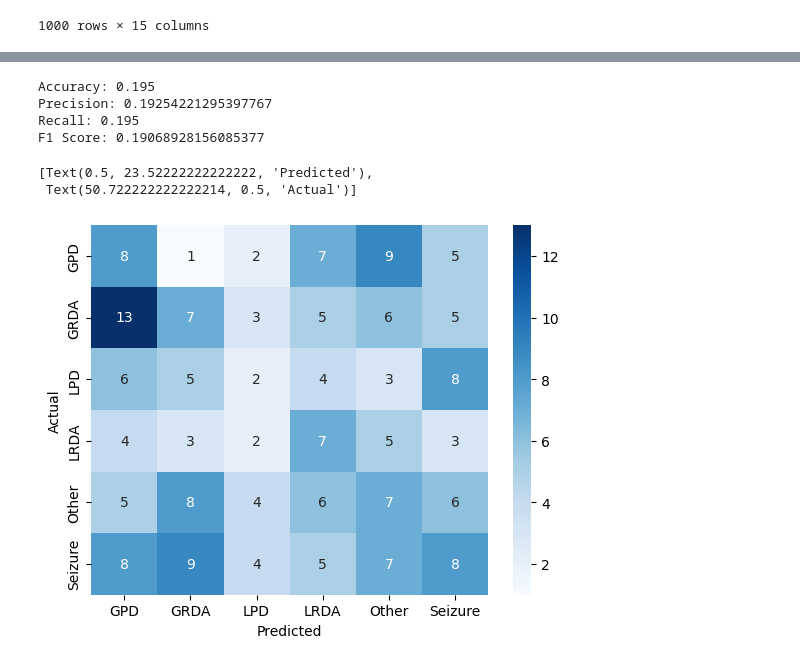
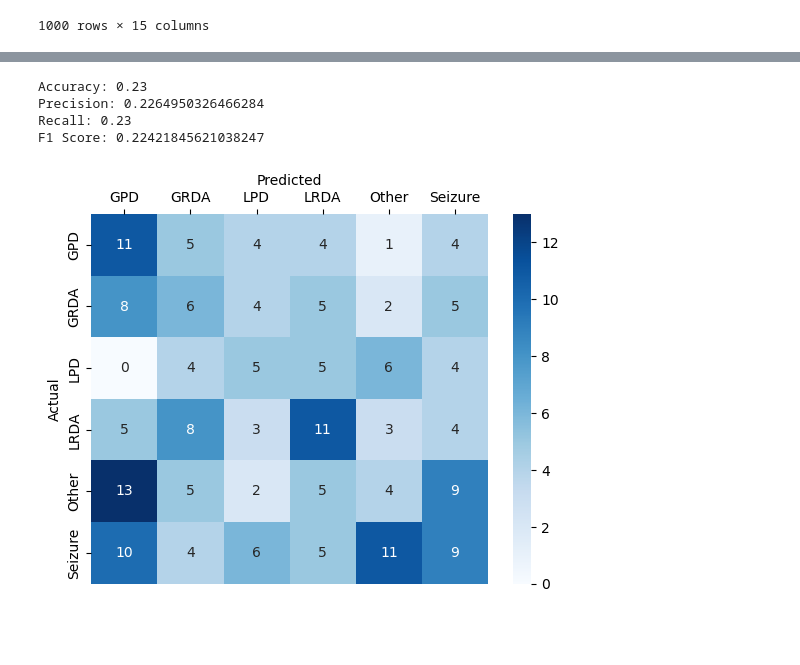
Before and after one commit to sfu-cmpt340/2024_1_project_11, a Jupyter notebook: hms.ipynb, the cells around one changed output, grey strips where cells are left out. Cells and saved outputs as stored; diff of their text form; code cells hidden in the pictures; blank space fills up the shorter version.

```diff
--- a/hms.ipynb
+++ b/hms.ipynb
@@ -81,7 +97,5 @@ Dask Name: concat, 1001 graph layers
 # %%
 df = ddf.compute()
+eeg_ids = list(set(df.index))
 df
-
-sig_ids = list(set(df.index.to_list()))
-sig_ids
 # %% [output]
@@ -217,7 +185,7 @@ Designing a one-pass, zero-phase, non-causal bandpass filter:
 # 1000 samples computation duration = approx. 4 minutes for M1
 from src.feature_extraction import calculate_all_samples
 
-top_channels_df = calculate_all_samples(df, sig_ids, 1000) # 10 samples for testing
+top_channels_df = calculate_all_samples(sig_denoised, eeg_ids, len(eeg_ids)) # 10 samples for testing
 top_channels_df # NEED TO EXTRACT FEATURES FROM CHANNELS IN THIS DATA STRUCTURE
 # %% [output]
 |  | 0 | 1 | 2 |
@@ -301,7 +245,7 @@ input_df
 from sklearn.model_selection import train_test_split
 from sklearn.preprocessing import LabelEncoder
 
-x = input_df.iloc[:, :11].astype(float)
+x = input_df.iloc[:,:6].astype(float)
 y = input_df[['expert_consensus']].to_numpy().flatten()
 
 categories = ['Seizure', 'LPD', 'GPD', 'LRDA', 'GRDA', 'Other']
@@ -315,9 +259,10 @@ X_train, X_test, y_train, y_test = train_test_split(x, y, test_size=0.2, random_
 import seaborn as sns
 import pandas as pd
 from sklearn.metrics import confusion_matrix, accuracy_score, precision_score, recall_score, f1_score
-from sklearn.svm import SVC
+from sklearn import svm
 
-clf = SVC(decision_function_shape='ovo')
+clf = svm.SVC(decision_function_shape='ovo')
+# clf = svm.LinearSVC(dual="auto")
 clf.fit(X_train, y_train)
 y_pred_svm = clf.predict(X_test)
 
@@ -334,7 +279,13 @@ print(f'F1 Score: {f1}')
 
 # Confusion Matrix
 cm = confusion_matrix(y_test, y_pred_svm)
-cm_df = pd.DataFrame(cm, columns=le.inverse_transform([0,1,2,3,4,5]), index=le.inverse_transform([0,1,2,3,4,5]))
+cm_df = pd.DataFrame(cm)
+cm_df.columns = le.inverse_transform([0,1,2,3,4,5]).tolist()
+cm_df.index = le.inverse_transform([0,1,2,3,4,5]).tolist()
 
-sns.heatmap(cm_df, annot=True, cmap='Blues').set(xlabel='Predicted', ylabel='Actual')
+hm = sns.heatmap(cm_df, annot=True, cmap='Blues')
+hm.set_xlabel('Predicted')
+hm.set_ylabel('Actual')
+hm.xaxis.set_label_position('top')
+hm.xaxis.tick_top()
 # %% [output]
@@ -380,34 +335,38 @@ F1 Score: 0.17885347985347985
 # %%
 from sklearn.neighbors import KNeighborsClassifier
 
-clf_knn = KNeighborsClassifier(n_neighbors=21)
+clf_knn = KNeighborsClassifier(n_neighbors=1)
 clf_knn.fit(X_train, y_train)
 y_pred_knn = clf_knn.predict(X_test)
 
 # Calculating metrics
 accuracy = accuracy_score(y_test, y_pred_knn)
 precision = precision_score(y_test, y_pred_knn, average='weighted')
 recall = recall_score(y_test, y_pred_knn, average='weighted')
 f1 = f1_score(y_test, y_pred_knn, average='weighted')
 
 print(f'Accuracy: {accuracy}')
 print(f'Precision: {precision}')
 print(f'Recall: {recall}')
 print(f'F1 Score: {f1}')
 
 # Confusion Matrix
 cm = confusion_matrix(y_test, y_pred_knn)
-cm_df = pd.DataFrame(cm, columns=le.inverse_transform([0,1,2,3,4,5]), index=le.inverse_transform([0,1,2,3,4,5]))
+cm_df = pd.DataFrame(cm)
+cm_df.columns = le.inverse_transform([0,1,2,3,4,5]).tolist()
+cm_df.index = le.inverse_transform([0,1,2,3,4,5]).tolist()
 
-sns.heatmap(cm_df, annot=True, cmap='Blues').set(xlabel='Predicted', ylabel='Actual')
+hm = sns.heatmap(cm_df, annot=True, cmap='Blues')
+hm.set_xlabel('Predicted')
+hm.set_ylabel('Actual')
+hm.xaxis.set_label_position('top')
+hm.xaxis.tick_top()
 # %% [output]
-Accuracy: 0.195
-Precision: 0.19254221295397767
-Recall: 0.195
-F1 Score: 0.19068928156085377
+Accuracy: 0.23
+Precision: 0.2264950326466284
+Recall: 0.23
+F1 Score: 0.22421845621038247
-[Text(0.5, 23.52222222222222, 'Predicted'),
- Text(50.722222222222214, 0.5, 'Actual')]
-[figure, old version]
+[figure, new version]
 # %%
 from sklearn.linear_model import LogisticRegression
 
```
Also changed, not shown: parts of 17 cells of this notebook.
